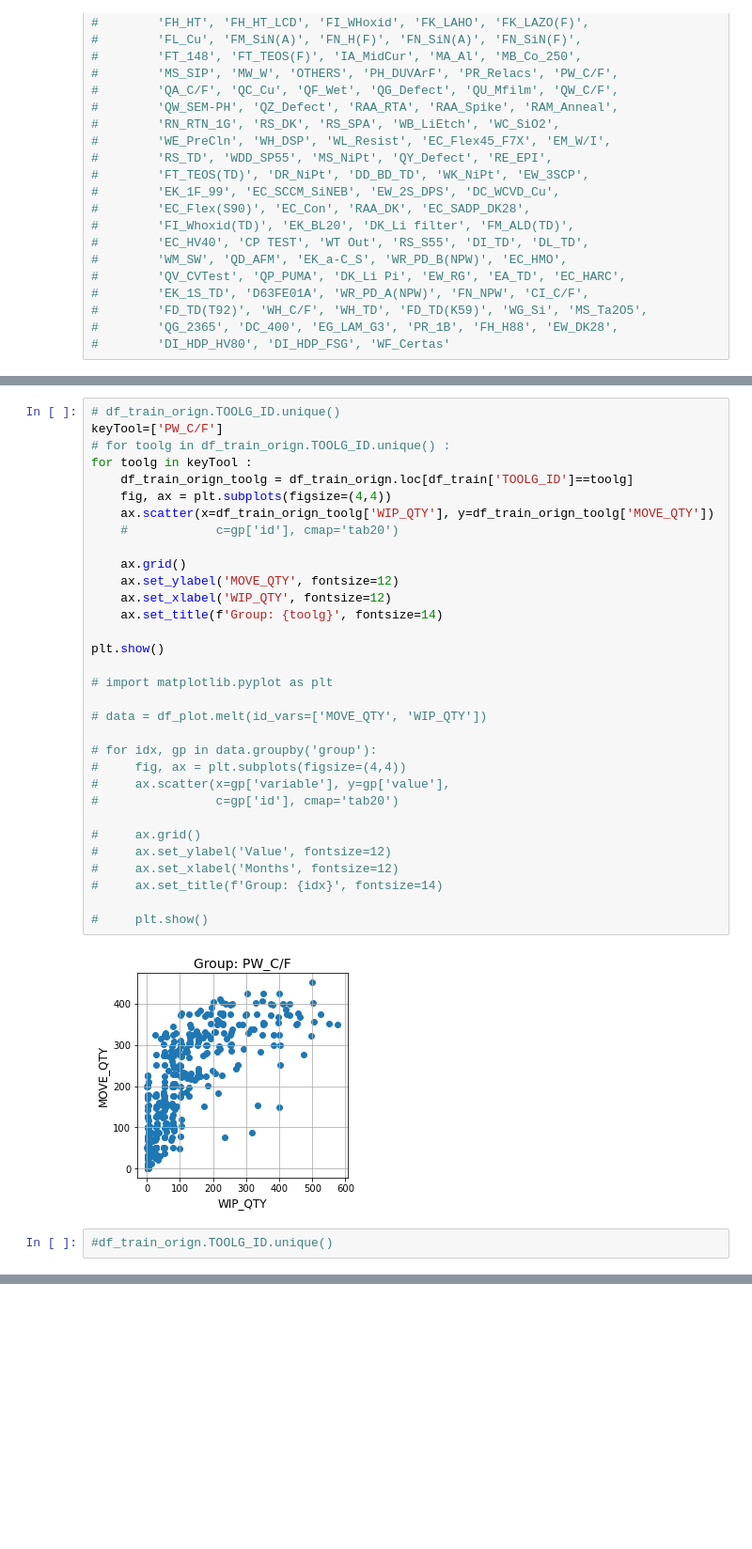
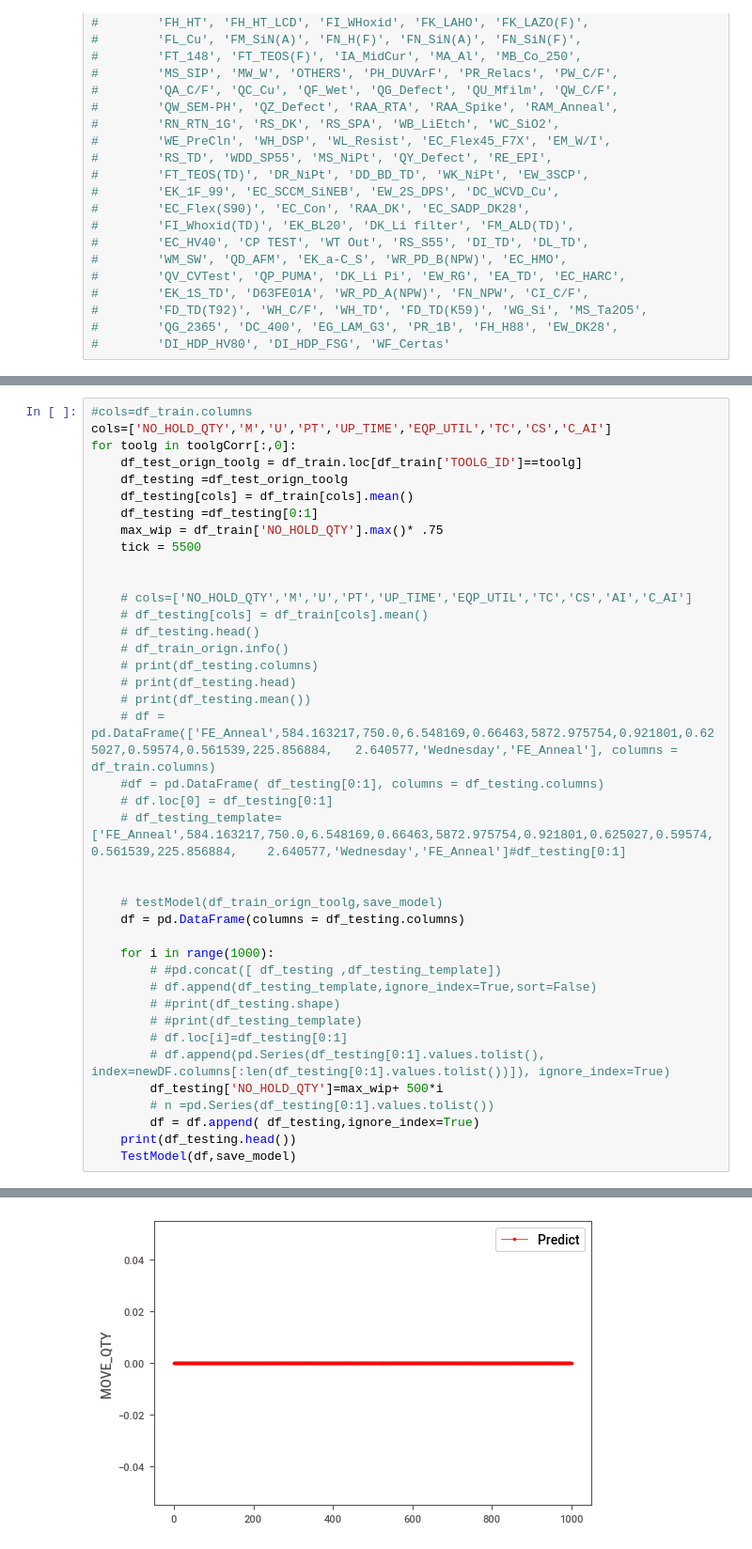
Before and after one commit to lokcyi/AI, a Jupyter notebook: homework/homework02.ipynb, the cells around one changed output, grey strips where cells are left out. Shown: that part at 94% size. Cells and saved outputs as stored; diff of their text form; blank space fills up the shorter version.

```diff
--- a/homework/homework02.ipynb
+++ b/homework/homework02.ipynb
@@ -636,36 +790,41 @@ array([['EC_Flex_38', '0.7911504844531038'],
-# %%
-# df_train_orign.TOOLG_ID.unique()
-keyTool=['PW_C/F']
-# for toolg in df_train_orign.TOOLG_ID.unique() :
-for toolg in keyTool :
-    df_train_orign_toolg = df_train_orign.loc[df_train['TOOLG_ID']==toolg]
-    fig, ax = plt.subplots(figsize=(4,4))
-    ax.scatter(x=df_train_orign_toolg['WIP_QTY'], y=df_train_orign_toolg['MOVE_QTY'])
-    #            c=gp['id'], cmap='tab20')
-
-    ax.grid()
-    ax.set_ylabel('MOVE_QTY', fontsize=12)
-    ax.set_xlabel('WIP_QTY', fontsize=12)
-    ax.set_title(f'Group: {toolg}', fontsize=14)
-
-plt.show()
-
-# import matplotlib.pyplot as plt
-
-# data = df_plot.melt(id_vars=['MOVE_QTY', 'WIP_QTY'])
-
-# for idx, gp in data.groupby('group'):
-#     fig, ax = plt.subplots(figsize=(4,4))
-#     ax.scatter(x=gp['variable'], y=gp['value'],
-#                c=gp['id'], cmap='tab20')
-
-#     ax.grid()
-#     ax.set_ylabel('Value', fontsize=12)
-#     ax.set_xlabel('Months', fontsize=12)
-#     ax.set_title(f'Group: {idx}', fontsize=14)
-
-#     plt.show()
-# %% [output]
-[figure, removed]
-# %%
-#df_train_orign.TOOLG_ID.unique()
+# %%
+#cols=df_train.columns
+cols=['NO_HOLD_QTY','M','U','PT','UP_TIME','EQP_UTIL','TC','CS','C_AI']
+for toolg in toolgCorr[:,0]:
+    df_test_orign_toolg = df_train.loc[df_train['TOOLG_ID']==toolg]
+    df_testing =df_test_orign_toolg
+    df_testing[cols] = df_train[cols].mean()
+    df_testing =df_testing[0:1]
+    max_wip = df_train['NO_HOLD_QTY'].max()* .75
+    tick = 5500
+
+
+    # cols=['NO_HOLD_QTY','M','U','PT','UP_TIME','EQP_UTIL','TC','CS','AI','C_AI']
+    # df_testing[cols] = df_train[cols].mean()
+    # df_testing.head()
+    # df_train_orign.info()
+    # print(df_testing.columns)
+    # print(df_testing.head)
+    # print(df_testing.mean())
+    # df = pd.DataFrame(['FE_Anneal',584.163217,750.0,6.548169,0.66463,5872.975754,0.921801,0.625027,0.59574,0.561539,225.856884,	2.640577,'Wednesday','FE_Anneal'], columns = df_train.columns)
+    #df = pd.DataFrame( df_testing[0:1], columns = df_testing.columns)
+    # df.loc[0] = df_testing[0:1]
+    # df_testing_template= ['FE_Anneal',584.163217,750.0,6.548169,0.66463,5872.975754,0.921801,0.625027,0.59574,0.561539,225.856884,	2.640577,'Wednesday','FE_Anneal']#df_testing[0:1]
+
+
+    # testModel(df_train_orign_toolg,save_model)
+    df = pd.DataFrame(columns = df_testing.columns)
+
+    for i in range(1000):
+        # #pd.concat([ df_testing ,df_testing_template])
+        # df.append(df_testing_template,ignore_index=True,sort=False)
+        # #print(df_testing.shape)
+        # #print(df_testing_template)
+        # df.loc[i]=df_testing[0:1]
+        # df.append(pd.Series(df_testing[0:1].values.tolist(), index=newDF.columns[:len(df_testing[0:1].values.tolist())]), ignore_index=True)
+        df_testing['NO_HOLD_QTY']=max_wip+ 500*i
+        # n =pd.Series(df_testing[0:1].values.tolist())
+        df = df.append( df_testing,ignore_index=True)
+    print(df_testing.head())
+    TestModel(df,save_model)
+# %% [output]
@@ -671,0 +848 @@ plt.show()
+[figure, added]
```
Also changed, not shown: parts of 40 cells of this notebook, 2 other files.
